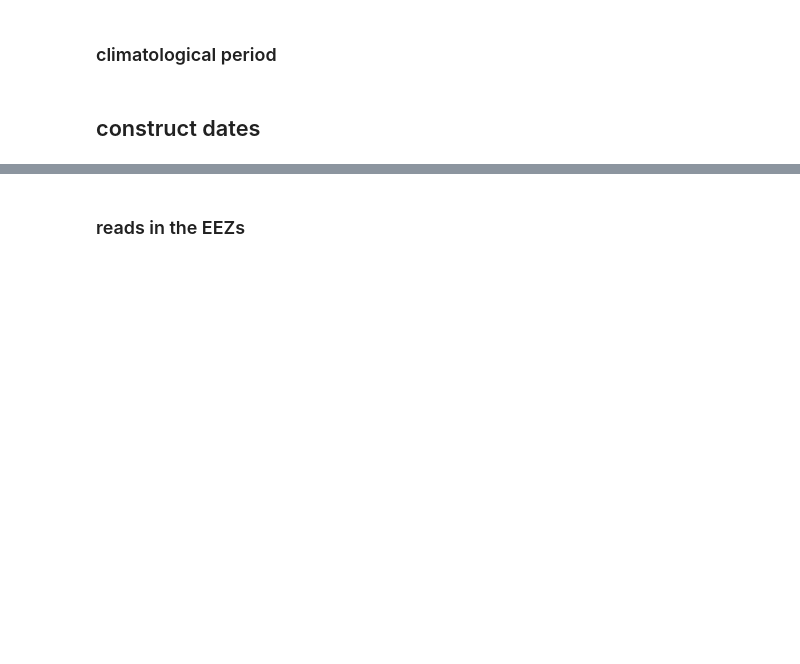
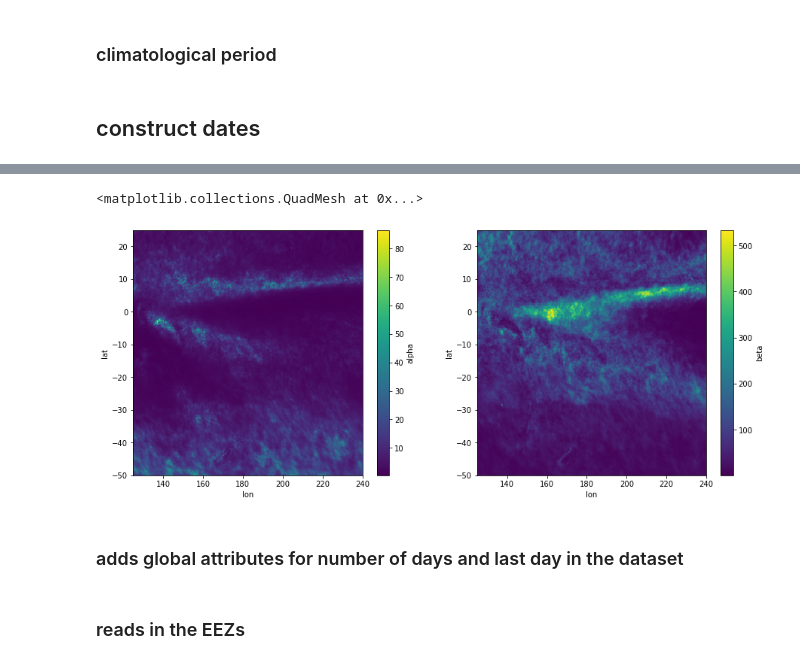
Before and after one commit to nicolasfauchereau/ICU_Water_Watch, a Jupyter notebook: notebooks/GPM/calculates_GPM-IMERG_accumulations_SPI.ipynb, the cells around one changed output, grey strips where cells are left out. Cells and saved outputs as stored; diff of their text form; code cells hidden in the pictures; blank space fills up the shorter version.

```diff
--- a/notebooks/GPM/calculates_GPM-IMERG_accumulations_SPI.ipynb
+++ b/notebooks/GPM/calculates_GPM-IMERG_accumulations_SPI.ipynb
@@ -203,2 +110,8 @@ def calculate_SPI(dataarray, alpha, beta, name='SPI'):
 # %%
-alpha, beta = calibrate_SPI(clim)
+alpha, beta = GPM.calibrate_SPI(clim)
+# %%
+dset_params = xr.Dataset()
+# %%
+dset_params['alpha'] = alpha
+# %%
+dset_params['beta'] = beta
@@ -205 +129,8 @@ alpha, beta = calibrate_SPI(clim)
+# %%
+f, axes = plt.subplots(ncols=2, figsize=(15,6))
+dset_params['alpha'].plot(ax=axes[0])
+dset_params['beta'].plot(ax=axes[1])
+# %% [output]
+<matplotlib.collections.QuadMesh at 0x...>
+[figure, added]
 # %%
@@ -206,0 +138,2 @@ norm_spi_realtime = calculate_SPI(dset['precipitationCal'].isel(time=-1), alpha,
+# %% [markdown]
+### adds global attributes for number of days and last day in the dataset
```
Also changed, not shown: parts of 44 cells of this notebook.
